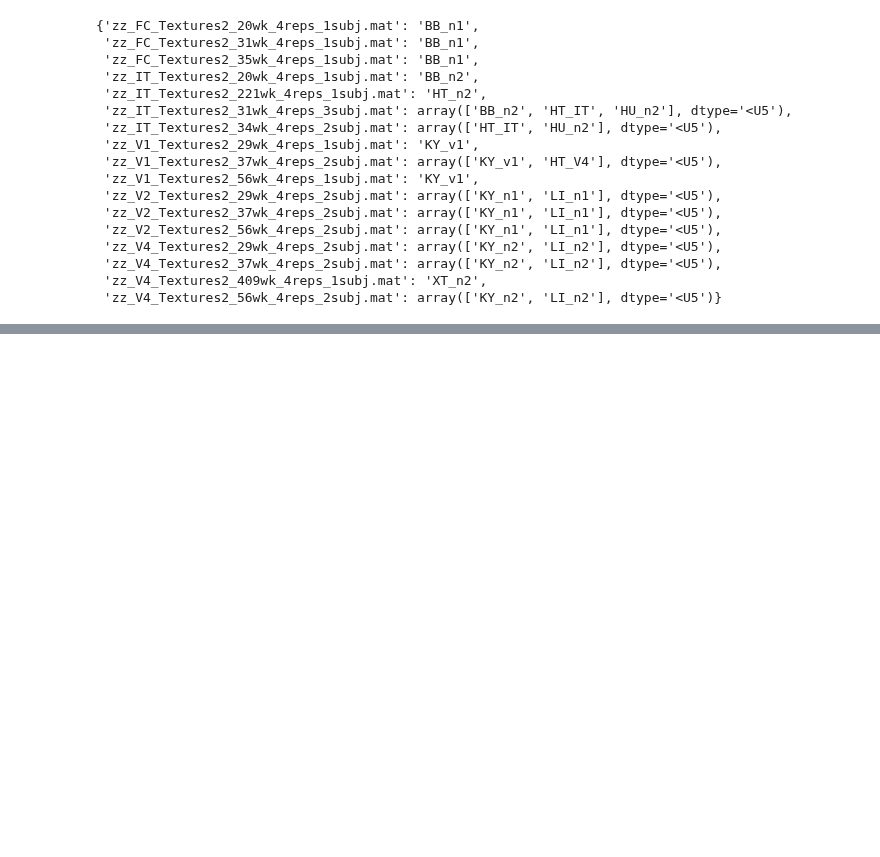
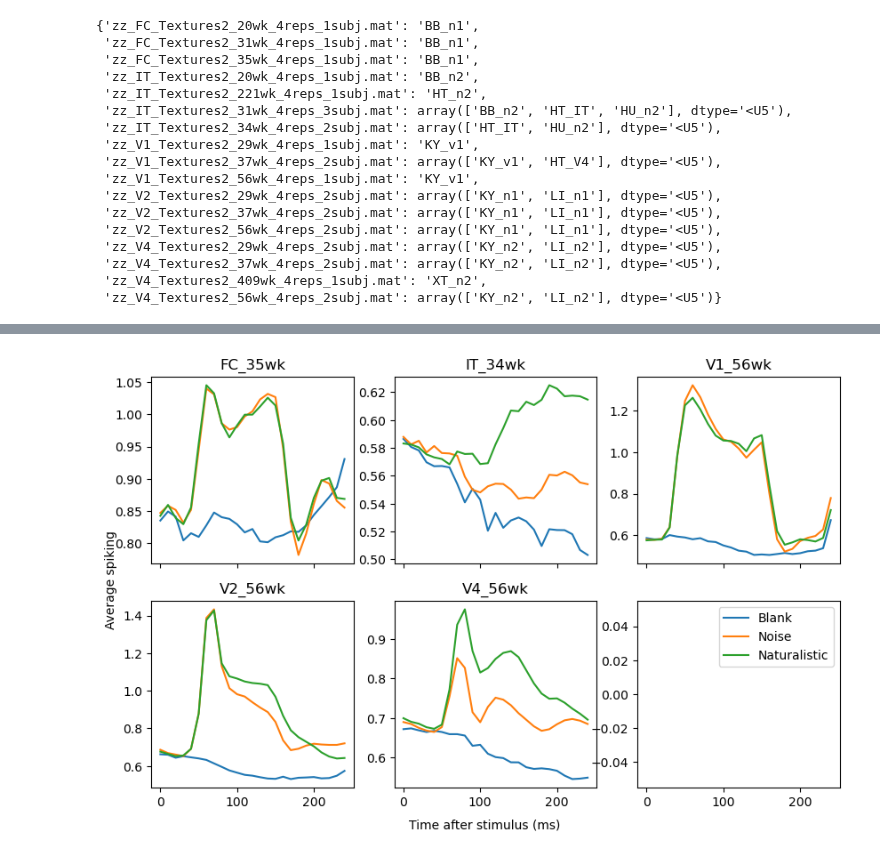
Before and after one commit to awqx/ada, a Jupyter notebook: notebooks/20260303.ipynb, the cells around one changed output, grey strips where cells are left out. Drawn from its saved outputs; the diff is of its cells as text; code cells hidden in the pictures; blank space fills up the shorter version.

```diff
--- a/notebooks/20260303.ipynb
+++ b/notebooks/20260303.ipynb
@@ -95,0 +148,29 @@ zz_V4_Textures2_56wk_4reps_2subj.mat
+# %%
+import matplotlib.pyplot as plt
+import numpy as np
+
+fig, axs = plt.subplots(2, 3, figsize=(10, 6), sharex=True, sharey=False)
+axs_ = axs.flatten()
+coherence_labels = ['Blank', 'Noise', 'Naturalistic']
+
+
+for i, key in enumerate(older_sesh_keys):
+    ax = axs_[i]
+    coherence_avg = coherences[key]
+    for row, label in zip(coherence_avg, coherence_labels):
+        ax.plot(np.arange(0, 25) * 10, row[50:75], label=label)
+    ax.set_title(key)
+
+ax = axs_[5]
+for i in coherence_labels:
+    ax.plot(0, 0, label=i)
+ax.legend()
+
+# Set common labels
+
+# plt.tight_layout()
+fig.text(0.5, 0.04, 'Time after stimulus (ms)', ha='center', va='center')
+fig.text(0.08, 0.5, 'Average spiking', ha='center', va='center', rotation='vertical')
+plt.show()
+# %% [output]
+[figure, added]
```
Also changed, not shown: parts of 15 cells of this notebook, 1 other file.
